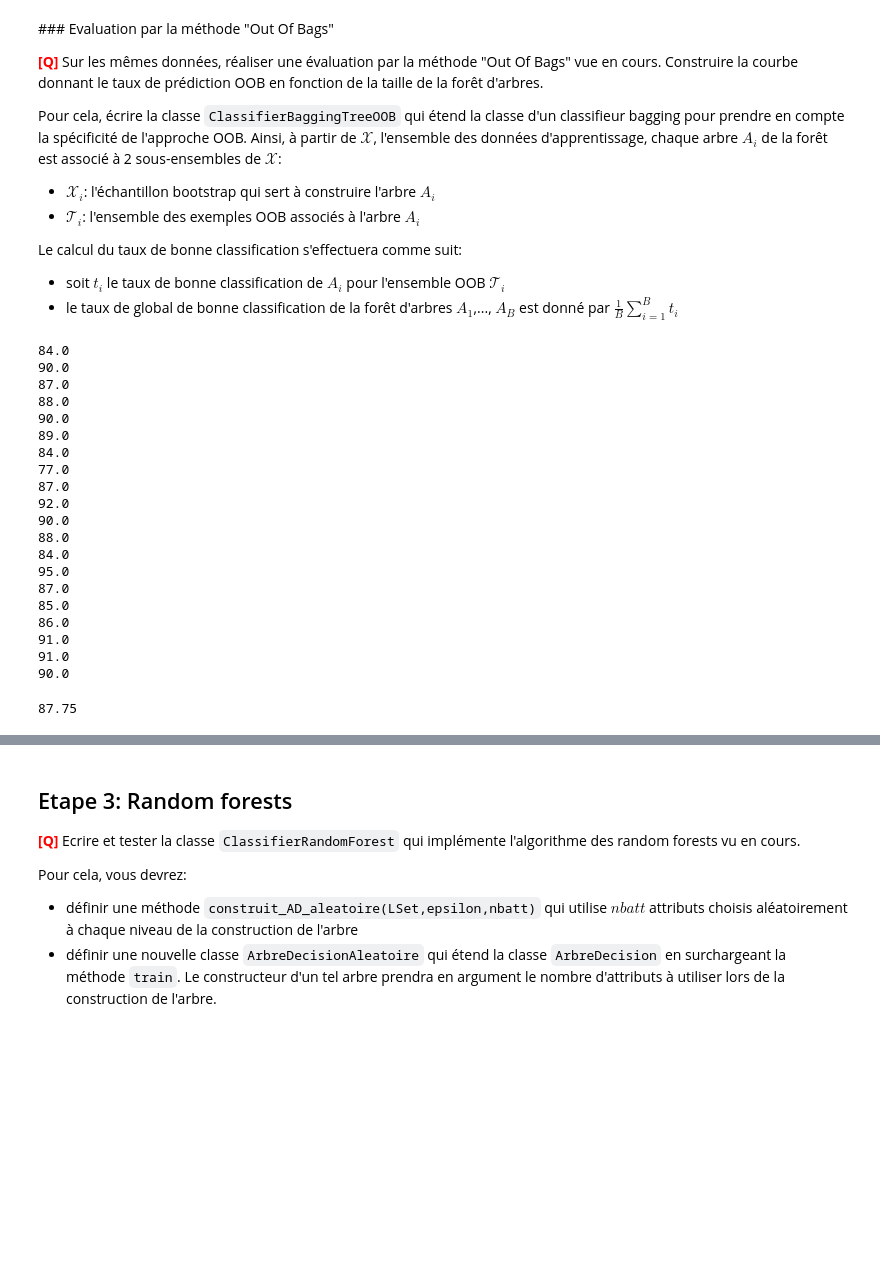
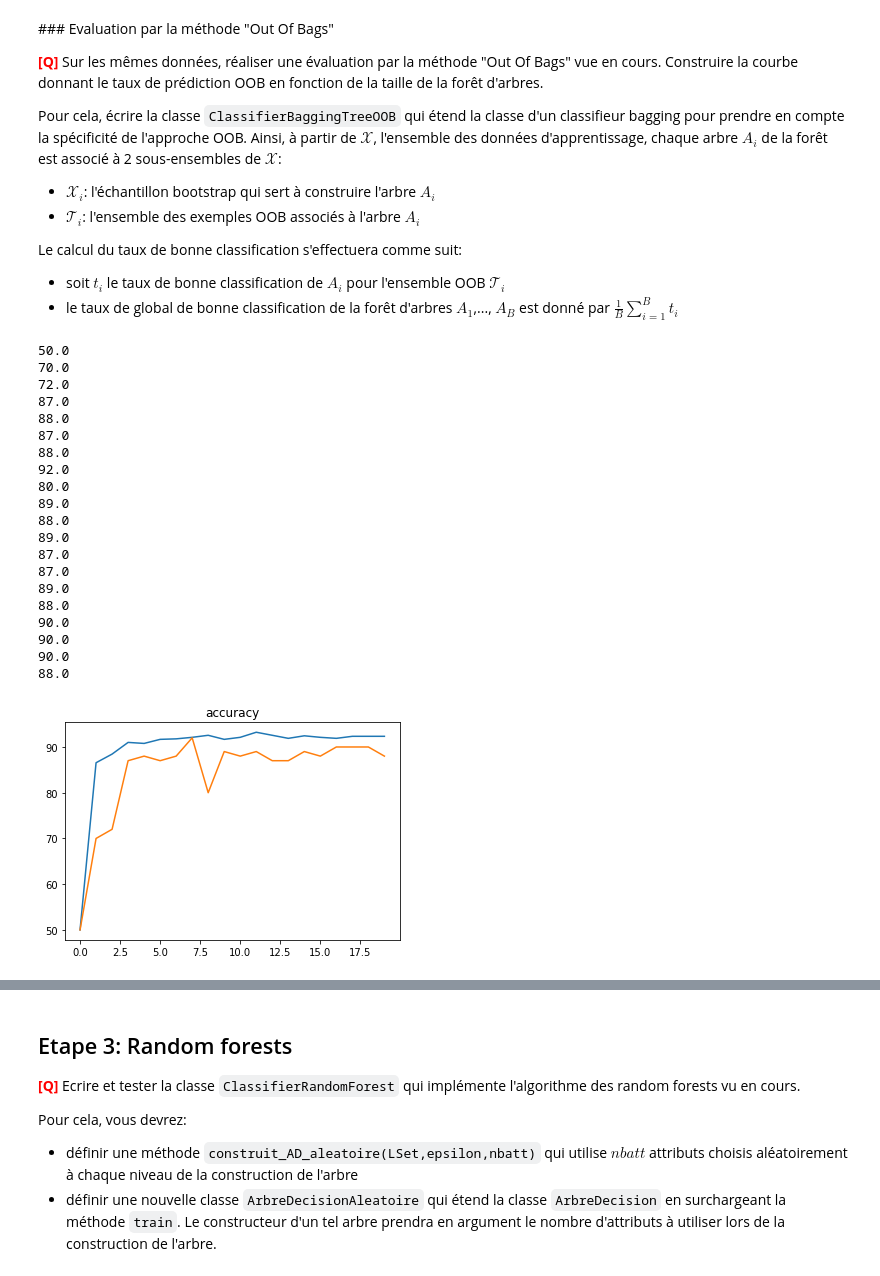
Before and after one commit to ohouens/3i026, a Jupyter notebook: tme-06/TME06-OHOUENS-SALEH.ipynb, the cells around one changed output, grey strips where cells are left out. Cells and saved outputs as stored; diff of their text form; code cells hidden in the pictures; blank space fills up the shorter version.

```diff
--- a/tme-06/TME06-OHOUENS-SALEH.ipynb
+++ b/tme-06/TME06-OHOUENS-SALEH.ipynb
@@ -588,35 +720,54 @@ class ClassifierBaggingTreeOOB(ClassifierBaggingTree):
             self.ensemble.append(decision)
 
     def calcul(self):
-        for i in range(20):
+        for i in range(1,self.B+1):
             foret = ClassifierBaggingTreeOOB(self.B, self.pourcentage, self.b, self.seuil)
-            foret.train(self.X[i])
-            print(foret.accuracy(self.T[i]))
-            self.taux.append(foret.accuracy(self.T[i]))
+            foret.train(self.X[i-1])
+            self.taux.append(foret.accuracy(self.T[i-1]))
         return np.sum(self.taux)/self.B
 # %%
 foret201 =  ClassifierBaggingTreeOOB(20,0.3,0.0,True)
 foret201.train(E)
-foret201.calcul()
+#foret201.calcul()
-# %% [output]
-84.0
-90.0
-87.0
-88.0
-90.0
-89.0
-84.0
-77.0
-87.0
-92.0
-90.0
-88.0
-84.0
-95.0
-87.0
-85.0
-86.0
-91.0
-91.0
-90.0
-87.75
+# %%
+x=[]
+y=[]
+x2=[]
+y2=[]
+for i in range(20):
+    foret = ClassifierBaggingTreeOOB(i,0.1,0.0,False)
+    foret.train(F)
+    y.append(foret.accuracy(F))
+    x.append(i)
+    foret = ClassifierBaggingTreeOOB(i,0.1,0.0,False)
+    foret.train(E)
+    y2.append(foret.accuracy(E))
+    print(foret.accuracy(E))
+    x2.append(i)
+
+plt.plot(x, y, label='linear')
+plt.plot(x2, y2, label='linear')
+plt.title("accuracy")
+plt.show()
+# %% [output]
+50.0
+70.0
+72.0
+87.0
+88.0
+87.0
+88.0
+92.0
+80.0
+89.0
+88.0
+89.0
+87.0
+87.0
+89.0
+88.0
+90.0
+90.0
+90.0
+88.0
+[figure, added]
```
Also changed, not shown: parts of 16 cells of this notebook.
